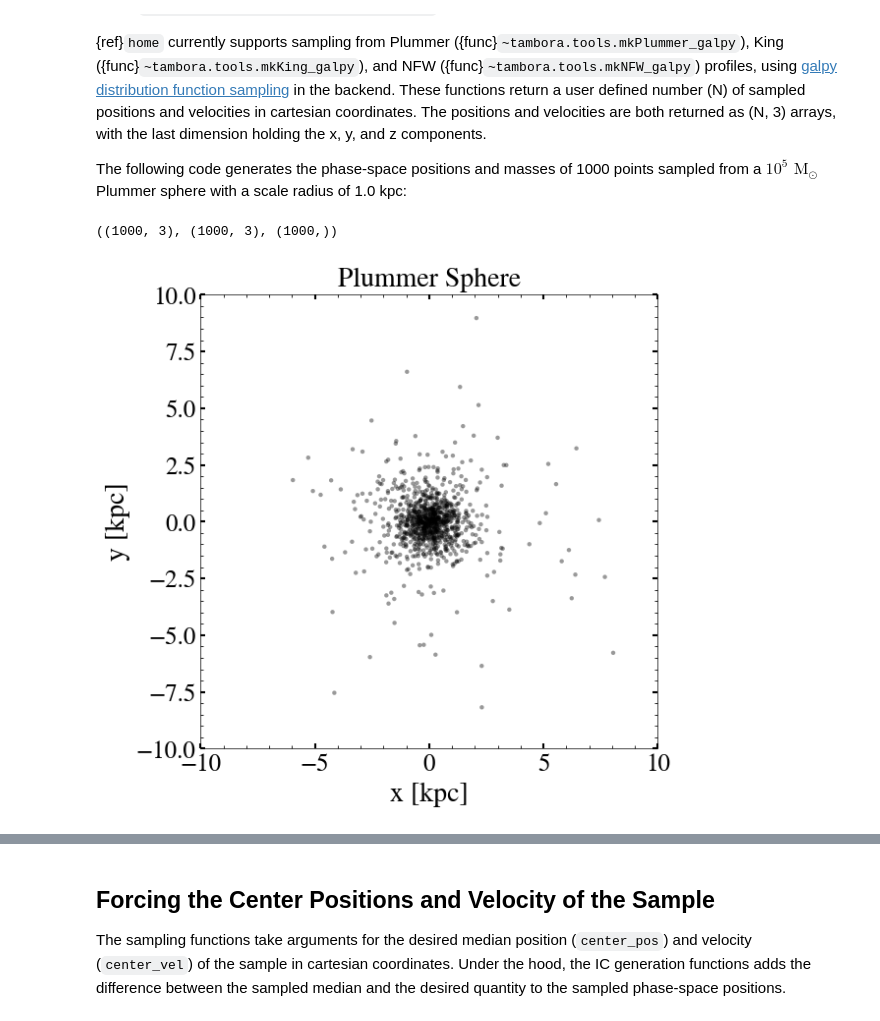
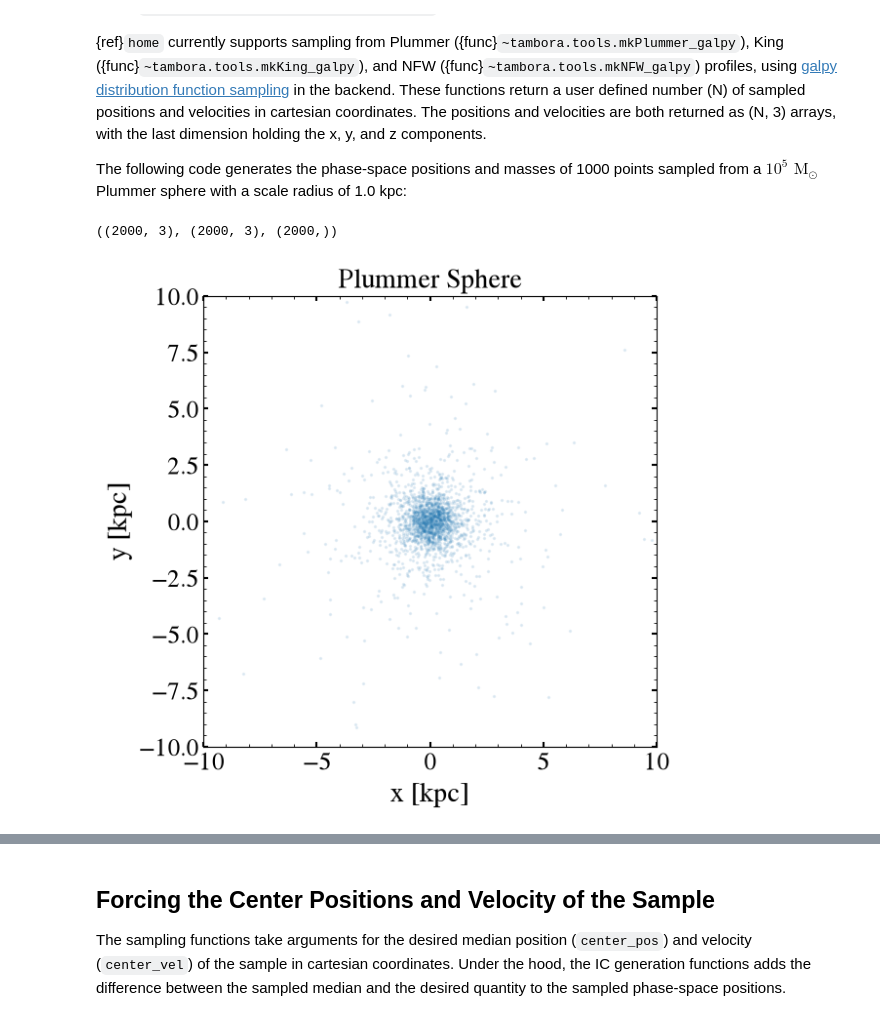
Before and after one commit to sgpfaff/ezfalcon, a Jupyter notebook: docs/user_guide/generating_initial_conditions.ipynb, the cells around one changed output, grey strips where cells are left out. Drawn from its saved outputs; the diff is of its cells as text; code cells hidden in the pictures.

```diff
--- a/docs/user_guide/generating_initial_conditions.ipynb
+++ b/docs/user_guide/generating_initial_conditions.ipynb
@@ -9,35 +9,35 @@ The following code generates the phase-space positions and masses of 1000 points
 # %%
 from tambora.tools import mkPlummer_galpy
 
-pos, vel, mass = mkPlummer_galpy(m=1e5, b=1.0, n=1000)
+pos, vel, mass = mkPlummer_galpy(m=1e5, b=1.0, n=2_000)
 pos.shape, vel.shape, mass.shape
 # %% [output]
-((1000, 3), (1000, 3), (1000,))
+((2000, 3), (2000, 3), (2000,))
 # %%
 import matplotlib.pyplot as plt
 plt.rcParams['xtick.direction'] = 'in'
 plt.rcParams['ytick.direction'] = 'in'
 plt.rcParams['font.size'] = 14
 plt.rcParams['axes.labelsize'] = 16
 plt.rcParams['xtick.labelsize'] = 18
 plt.rcParams['ytick.labelsize'] = 18
 plt.rcParams['xtick.major.width'] = 1.5
 plt.rcParams['ytick.major.width'] = 1.5
 plt.rcParams['ytick.right'] = True
 plt.rcParams['xtick.top'] = True
 plt.rcParams['mathtext.fontset'] = 'stix'
 plt.rcParams['font.family'] = 'serif'
 plt.rcParams['font.serif'] = 'STIXGeneral'
 plt.rcParams['xtick.minor.visible'] = True
 plt.rcParams['ytick.minor.visible'] = True
 
 plt.figure(figsize=(6, 6))
-plt.scatter(pos[:, 0], pos[:, 1], s=10, alpha=0.4)
+plt.scatter(pos[:, 0], pos[:, 1], s=2, alpha=0.1)
 plt.xlabel('x [kpc]', fontsize=20)
 plt.ylabel('y [kpc]', fontsize=20)
 plt.title('Plummer Sphere', fontsize=20)
 plt.xlim(-10, 10)
 plt.ylim(-10, 10)
 plt.show()
 # %% [output]
-[figure, old version]
+[figure, new version]
```
Also changed, not shown: parts of 2 cells of this notebook, 10 other files.
